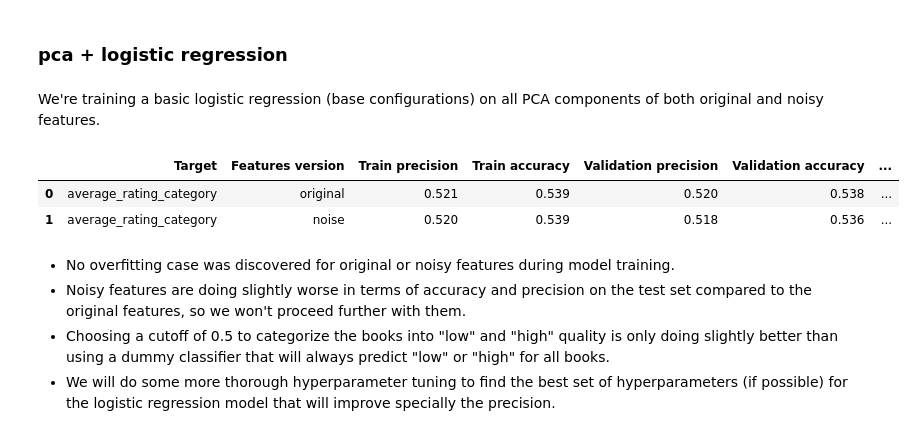
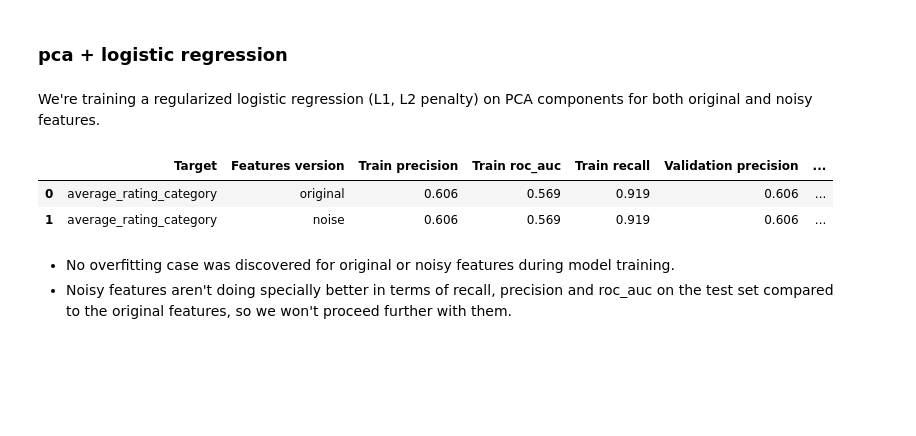
Before and after one commit to pfacouetey/book_rating_predictor, a Jupyter notebook: notebooks/main.ipynb, the cells around one changed output. Saved outputs shown, nothing was run; the diff lists cells and outputs as text; code cells hidden in the pictures; blank space fills up the shorter version.

Commit message:
feat: add linear models

```diff
--- a/notebooks/main.ipynb
+++ b/notebooks/main.ipynb
@@ -402,6 +404,20 @@ We will recode low as 1 and high as 0, then will use both the log-loss and the p
+# %%
+new_train_target_df = data["train"]["targets"].copy(deep=True)
+new_train_target_df = pd.DataFrame(
+    new_train_target_df["average_rating_category"].apply(lambda x: 1 if x == "low" else 0).map(int), columns=["average_rating_category"]
+)
+data["train"]["targets"]["average_rating_category"] = new_train_target_df.copy(deep=True)
+
+new_test_target_df = data["test"]["targets"].copy(deep=True)
+new_test_target_df = pd.DataFrame(
+    new_test_target_df["average_rating_category"].apply(lambda x: 1 if x == "low" else 0).map(int), columns=["average_rating_category"]
+)
+data["test"]["targets"]["average_rating_category"] = new_test_target_df.copy(deep=True)
+
+del new_train_target_df, new_test_target_df
 # %% [markdown]
 ## Linear models
 # %% [markdown]
 ### pca + logistic regression
 # %% [markdown]
-We're training a basic logistic regression (base configurations) on all PCA components of both original and noisy features.
+We're training a regularized logistic regression (L1, L2 penalty) on PCA components for both original and noisy features.
@@ -446,29 +452,34 @@ test_pca_results = {
 # %%
 pca_perfs = []
 
 for target_name in data["train"]["targets"].columns:
     for version in ["original", "noise"]:
         pca_perfs.append(
             {
                 "Target": target_name,
                 "Features version": version,
+
                 "Train precision": f"{training_pca_results[version][target_name]['train_precision']:.3f}",
-                "Train accuracy": f"{training_pca_results[version][target_name]['train_accuracy']:.3f}",
+                "Train roc_auc": f"{training_pca_results[version][target_name]['train_roc_auc']:.3f}",
+                "Train recall": f"{training_pca_results[version][target_name]['train_recall']:.3f}",
+
                 "Validation precision": f"{training_pca_results[version][target_name]['val_precision']:.3f}",
-                "Validation accuracy": f"{training_pca_results[version][target_name]['val_accuracy']:.3f}",
-                "Test precision": f"{test_pca_results[version][target_name]['precision']:.3f}",
-                "Test accuracy": f"{test_pca_results[version][target_name]['accuracy']:.3f}"
+                "Validation roc_auc": f"{training_pca_results[version][target_name]['val_roc_auc']:.3f}",
+                "Validation recall": f"{training_pca_results[version][target_name]['val_recall']:.3f}",
+
+                "Test precision": f"{test_pca_results[version][target_name]['test_precision']:.3f}",
+                "Test roc_auc": f"{test_pca_results[version][target_name]['test_roc_auc']:.3f}",
+                "Test recall": f"{test_pca_results[version][target_name]['test_recall']:.3f}",
+
             }
         )
 
 pca_perfs_df = pd.DataFrame(pca_perfs)
 pca_perfs_df
 # %% [output]
-|  | Target | Features version | Train precision | Train accuracy | Validation precision | Validation accuracy | ... |
-| 0 | average_rating_category | original | 0.521 | 0.539 | 0.520 | 0.538 | ... |
-| 1 | average_rating_category | noise | 0.520 | 0.539 | 0.518 | 0.536 | ... |
+|  | Target | Features version | Train precision | Train roc_auc | Train recall | Validation precision | ... |
+| 0 | average_rating_category | original | 0.606 | 0.569 | 0.919 | 0.606 | ... |
+| 1 | average_rating_category | noise | 0.606 | 0.569 | 0.919 | 0.606 | ... |
 # %% [markdown]
 - No overfitting case was discovered for original or noisy features during model training.
-- Noisy features are doing slightly worse in terms of accuracy and precision on the test set compared to the original features, so we won't proceed further with them.
-- Choosing a cutoff of 0.5 to categorize the books into "low" and "high" quality is only doing slightly better than using a dummy classifier that will always predict "low" or "high" for all books.
-- We will do some more thorough hyperparameter tuning to find the best set of hyperparameters (if possible) for the logistic regression model that will improve specially the precision.
+- Noisy features aren't doing specially better in terms of recall, precision and roc_auc on the test set compared to the original features, so we won't proceed further with them.
```
Also changed, not shown: parts of 23 cells of this notebook, 11 other files.
